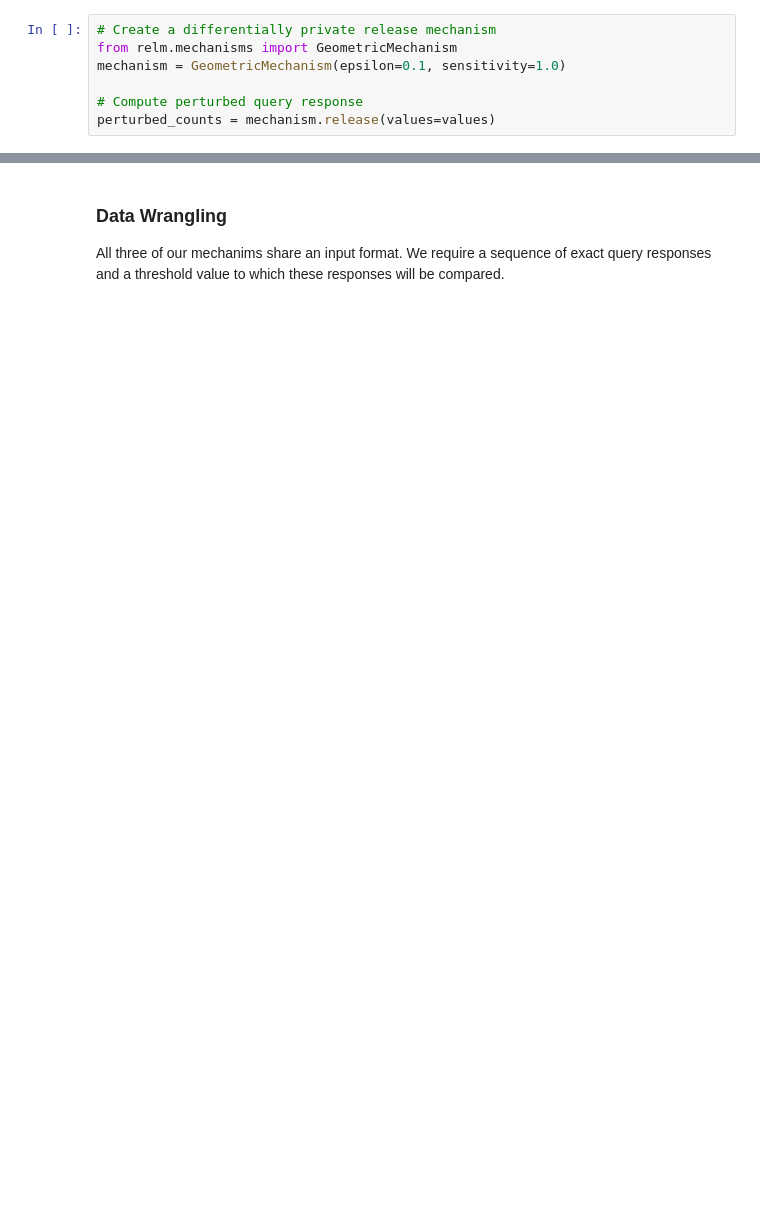
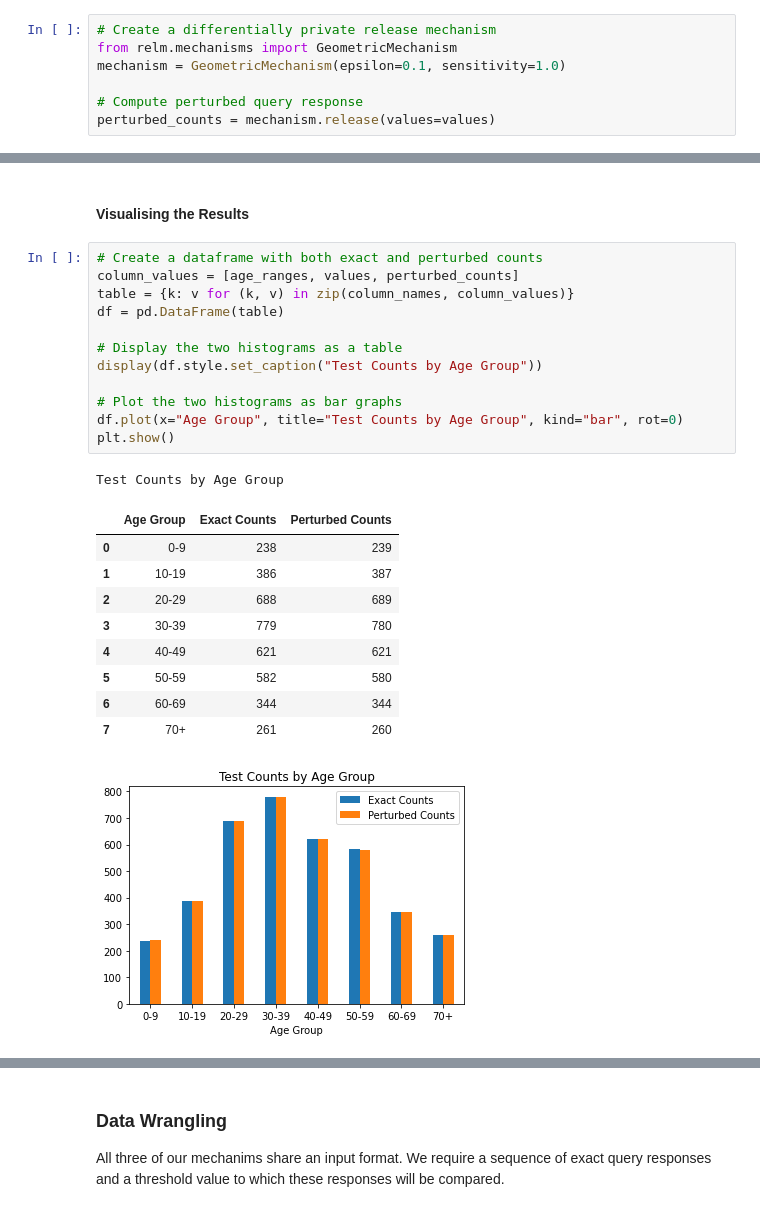
Before and after one commit to anusii/RelM, a Jupyter notebook: examples/relm_demo.ipynb, the cells around one changed output, grey strips where cells are left out. Cells and saved outputs as stored; diff of their text form; blank space fills up the shorter version.

```diff
--- a/examples/relm_demo.ipynb
+++ b/examples/relm_demo.ipynb
@@ -131,2 +136,28 @@ Test Counts by Age Group
+# %% [markdown]
+#### Visualising the Results
+# %%
+# Create a dataframe with both exact and perturbed counts
+column_values = [age_ranges, values, perturbed_counts]
+table = {k: v for (k, v) in zip(column_names, column_values)}
+df = pd.DataFrame(table)
+
+# Display the two histograms as a table
+display(df.style.set_caption("Test Counts by Age Group"))
+
+# Plot the two histograms as bar graphs
+df.plot(x="Age Group", title="Test Counts by Age Group", kind="bar", rot=0)
+plt.show()
+# %% [output]
+Test Counts by Age Group
+|  | Age Group | Exact Counts | Perturbed Counts |
+| 0 | 0-9 | 238 | 239 |
+| 1 | 10-19 | 386 | 387 |
+| 2 | 20-29 | 688 | 689 |
+| 3 | 30-39 | 779 | 780 |
+| 4 | 40-49 | 621 | 621 |
+| 5 | 50-59 | 582 | 580 |
+| 6 | 60-69 | 344 | 344 |
+| 7 | 70+ | 261 | 260 |
+[figure, added]
 # %% [markdown]
 ## Sparse Mechanisms
```
Also changed, not shown: parts of 43 cells of this notebook.
